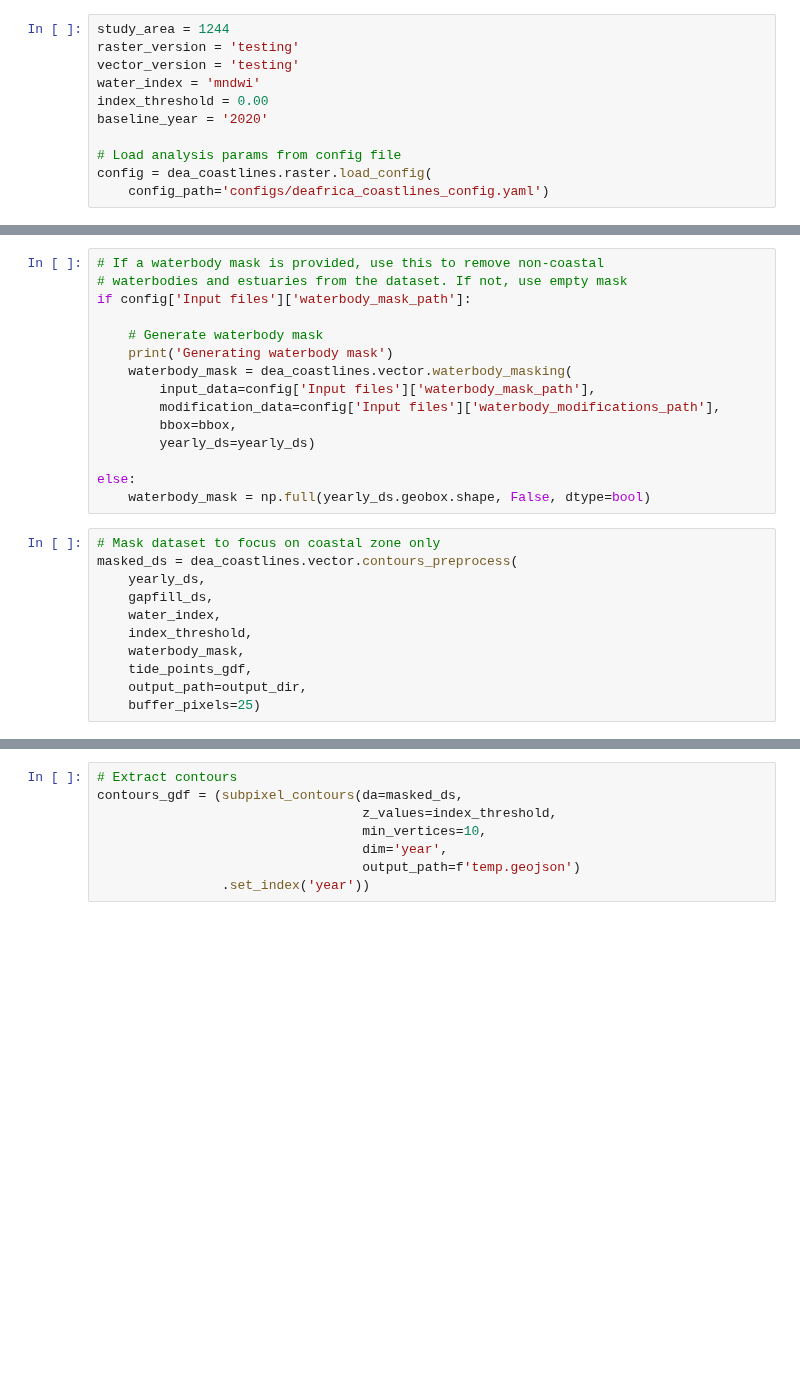
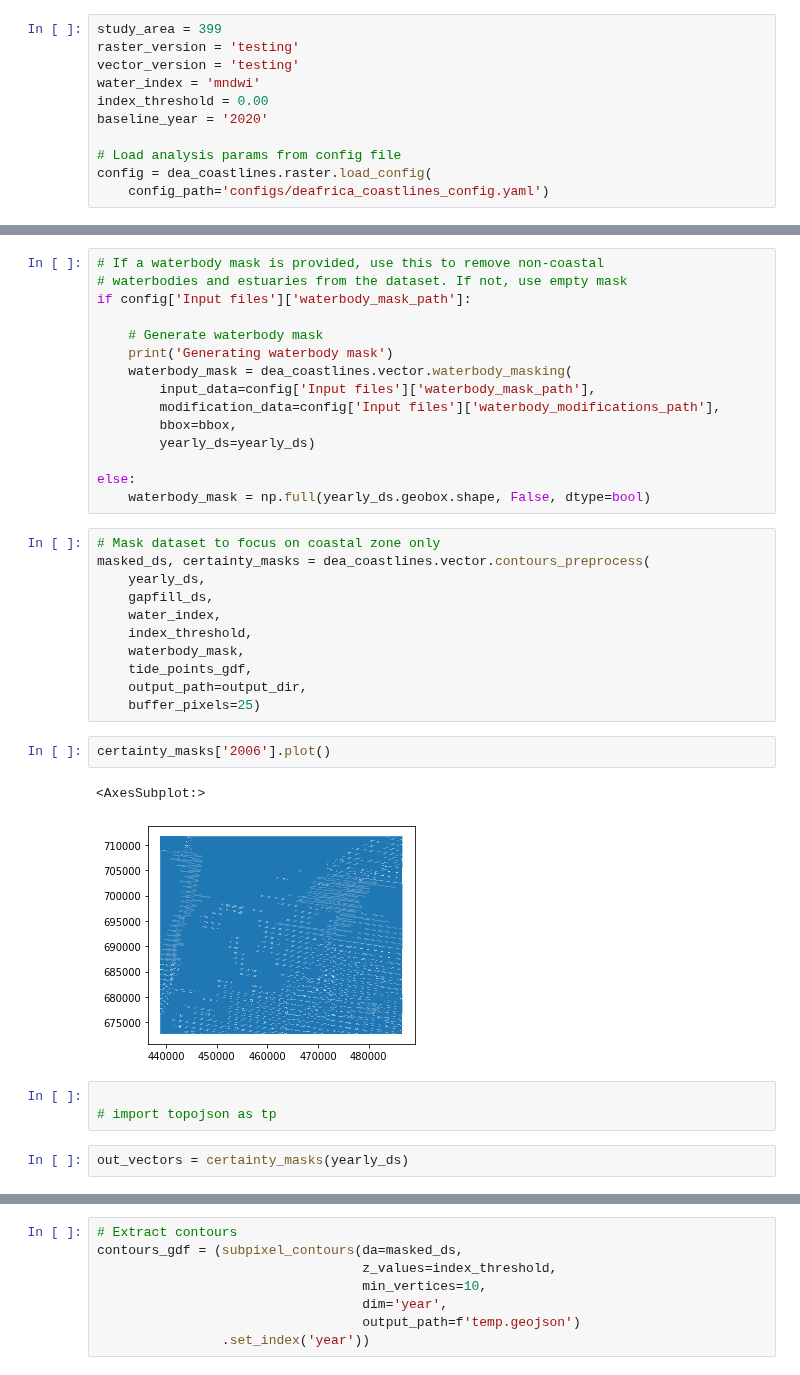
Before and after one commit to GeoscienceAustralia/dea-coastlines, a Jupyter notebook: notebooks/DEAfricaCoastlines_generation_vector.ipynb, the cells around one changed output, grey strips where cells are left out. Drawn from its saved outputs; the diff is of its cells as text; blank space fills up the shorter version.

Commit message:
Update certainty masking to apply masks for each year, not all of time

```diff
--- a/notebooks/DEAfricaCoastlines_generation_vector.ipynb
+++ b/notebooks/DEAfricaCoastlines_generation_vector.ipynb
@@ -51,7 +49,7 @@ pd.options.mode.chained_assignment = None
 # %% [markdown]
 ## Load in data
 # %%
-study_area = 1244
+study_area = 399
 raster_version = 'testing'
 vector_version = 'testing'
 water_index = 'mndwi'
@@ -136,7 +134,7 @@ else:
     waterbody_mask = np.full(yearly_ds.geobox.shape, False, dtype=bool)
 # %%
 # Mask dataset to focus on coastal zone only
-masked_ds = dea_coastlines.vector.contours_preprocess(
+masked_ds, certainty_masks = dea_coastlines.vector.contours_preprocess(
     yearly_ds,
     gapfill_ds,
     water_index,
@@ -145,3 +143,13 @@ masked_ds = dea_coastlines.vector.contours_preprocess(
     tide_points_gdf,
     output_path=output_dir,
     buffer_pixels=25)
+# %%
+certainty_masks['2006'].plot()
+# %% [output]
+<AxesSubplot:>
+[figure, added]
+# %%
+
+# import topojson as tp
+# %%
+out_vectors = certainty_masks(yearly_ds)
```
Also changed, not shown: parts of 20 cells of this notebook, 5 other files.
